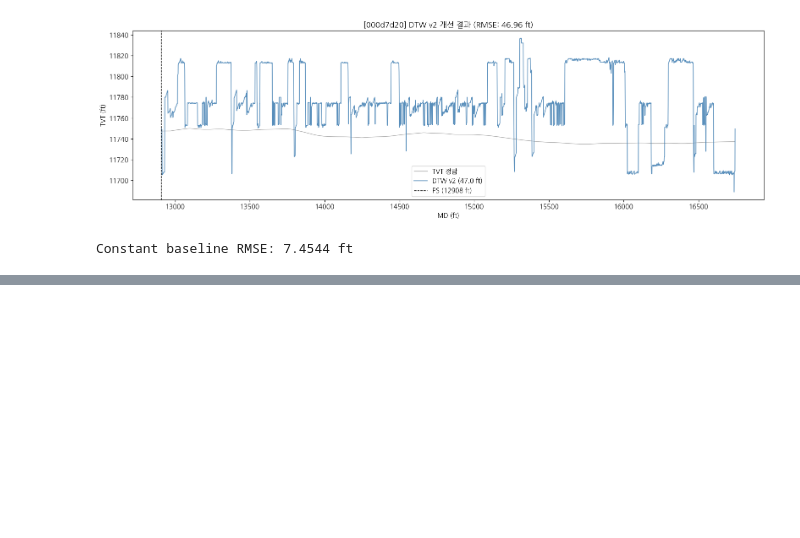
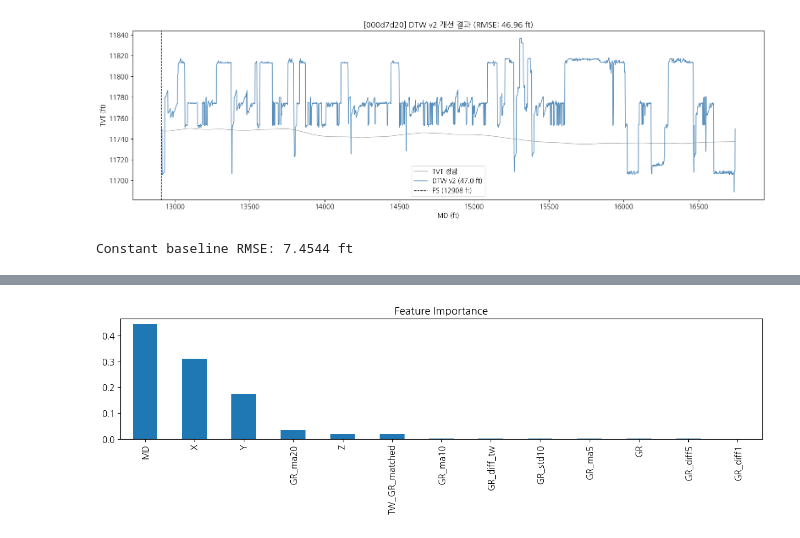
Before and after one commit to ChunHajin/wellbore-tvt-prediction, a Jupyter notebook: ROGII.ipynb, the cells around one changed output, grey strips where cells are left out. Drawn from its saved outputs; the diff is of its cells as text; code cells hidden in the pictures; blank space fills up the shorter version.

```diff
--- a/ROGII.ipynb
+++ b/ROGII.ipynb
@@ -543,0 +669,9 @@ Constant baseline RMSE: 7.4544 ft
+# %%
+# 피처 중요도 확인
+import pandas as pd
+feat_imp = pd.Series(model.feature_importances_, index=feature_cols).sort_values(ascending=False)
+feat_imp.plot(kind='bar', figsize=(12, 4), title='Feature Importance')
+plt.tight_layout()
+plt.show()
+# %% [output]
+[figure, added]
```
Also changed, not shown: parts of 30 cells of this notebook.
